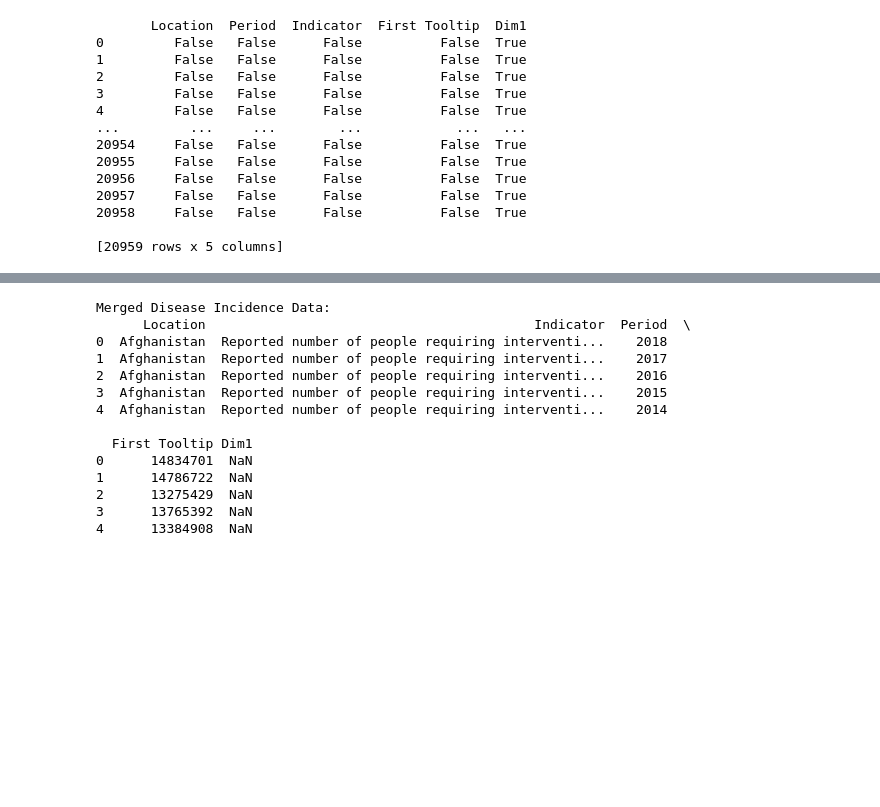
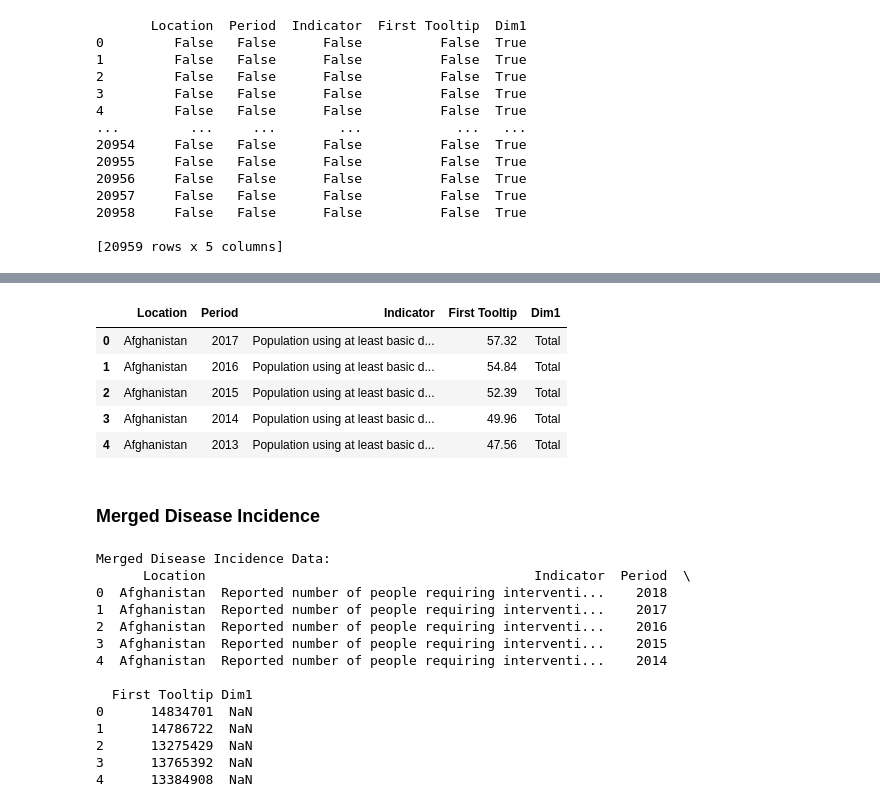
Before and after one commit to BILGI-IE-423/ie423-2024-termproject-the-a-team, a Jupyter notebook: World Health Statistics - Merged.ipynb, the cells around one changed output, grey strips where cells are left out. Drawn from its saved outputs; the diff is of its cells as text; code cells hidden in the pictures; blank space fills up the shorter version.

```diff
--- a/World Health Statistics - Merged.ipynb
+++ b/World Health Statistics - Merged.ipynb
@@ -340,0 +518,10 @@ dtype: object
+# %%
+#Dim1 is a categorical variable so use mode imputation
+# Calculate the mode for 'Dim1' column
+mode_value = merged_health_services['Dim1'].mode()[0]  # Using [0] to get the first mode if multiple
+
+# Fill missing values in 'Dim1' column with the mode
+merged_health_services['Dim1'].fillna(mode_value, inplace=True)
+
+# Verify that missing values are filled
+print(merged_health_services.isnull().sum())
@@ -341,3 +541,14 @@ dtype: object
+# %%
+merged_health_services.head()
+# %% [output]
+|  | Location | Period | Indicator | First Tooltip | Dim1 |
+| 0 | Afghanistan | 2017 | Population using at least basic d... | 57.32 | Total |
+| 1 | Afghanistan | 2016 | Population using at least basic d... | 54.84 | Total |
+| 2 | Afghanistan | 2015 | Population using at least basic d... | 52.39 | Total |
+| 3 | Afghanistan | 2014 | Population using at least basic d... | 49.96 | Total |
+| 4 | Afghanistan | 2013 | Population using at least basic d... | 47.56 | Total |
+# %% [markdown]
+### Merged Disease Incidence
 # %%
 if merged_disease_incidence is not None:
     print("Merged Disease Incidence Data:")
```
Also changed, not shown: parts of 23 cells of this notebook.
